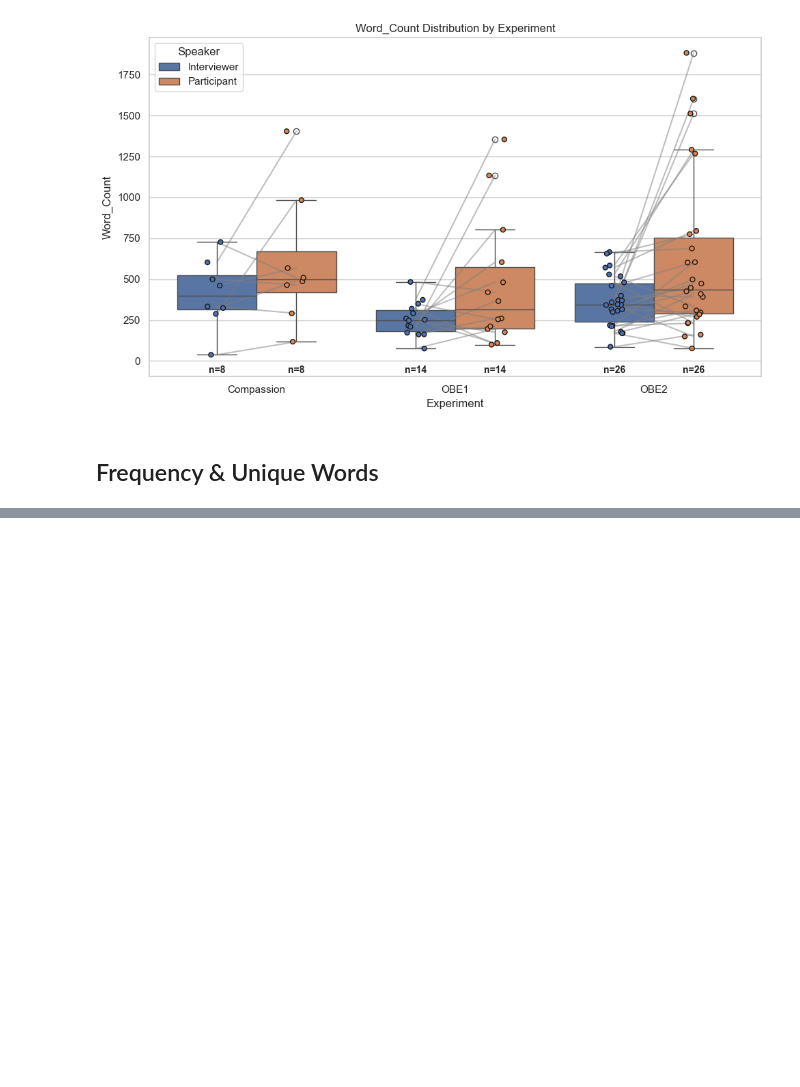
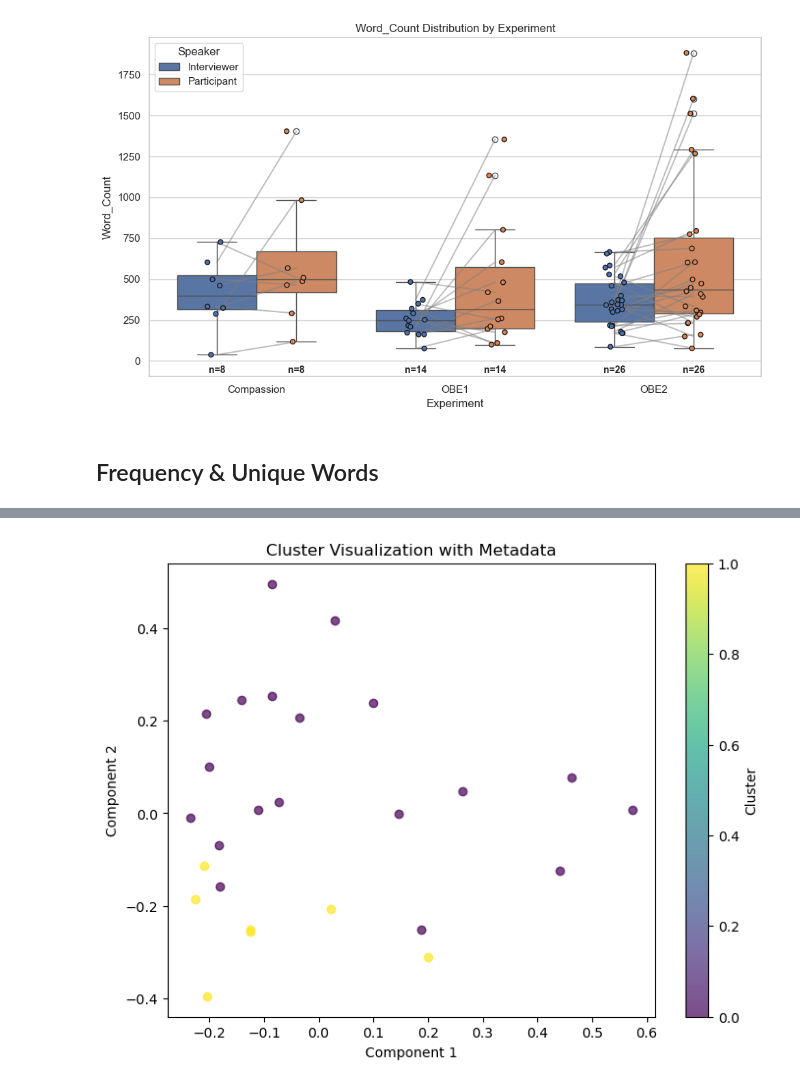
Before and after one commit to AfroDeivid/automatic-interviews-processing, a Jupyter notebook: src/analysis.ipynb, the cells around one changed output, grey strips where cells are left out. Saved outputs shown, nothing was run; the diff lists cells and outputs as text; code cells hidden in the pictures; blank space fills up the shorter version.

```diff
--- a/src/analysis.ipynb
+++ b/src/analysis.ipynb
@@ -284,0 +133,13 @@ body feel felt im time bit actually second thing feeling
+# %%
+cluster_labels, kmeans_model = cluster_text_kmeans(embeddings_tf, 2)
+
+df_tf = grouped_df.copy()
+df_tf['Cluster'] = cluster_labels
+df_tf["Embedding"] = embeddings_tf.tolist()
+# %%
+visualize_clusters_from_df(
+    df=df_tf,
+    n_components=2,
+)
+# %% [output]
+[figure, added]
```
Also changed, not shown: parts of 39 cells of this notebook, 12 other files.
